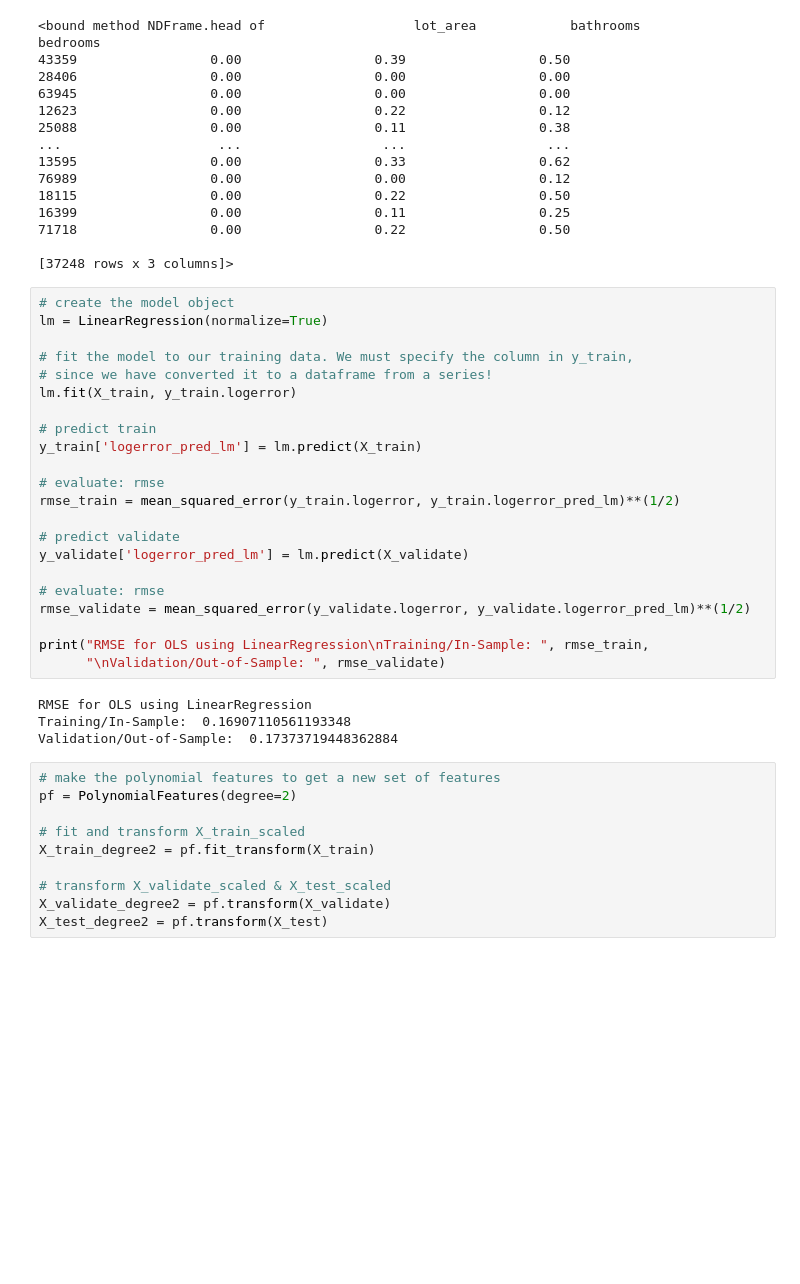
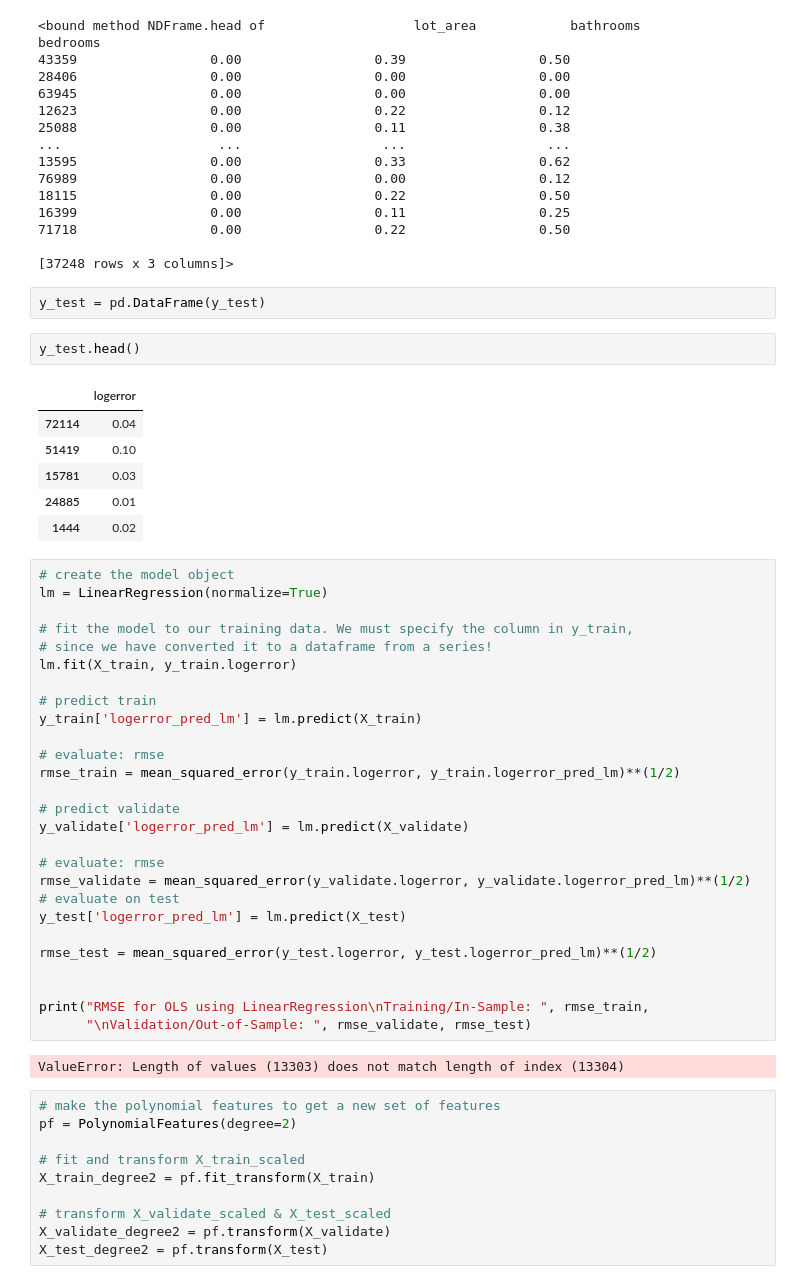
Before and after one commit to SLawsonWoods/clustering_zillow, a Jupyter notebook: drafting_notebook.ipynb, the cells around one changed output. Cells and saved outputs as stored; diff of their text form; blank space fills up the shorter version.

```diff
--- a/drafting_notebook.ipynb
+++ b/drafting_notebook.ipynb
@@ -1172,6 +1169,17 @@ X_train.head
 71718                 0.00                 0.22                 0.50
 
 [37248 rows x 3 columns]>
+# %%
+y_test = pd.DataFrame(y_test)
+# %%
+y_test.head()
+# %% [output]
+|  | logerror |
+| 72114 | 0.04 |
+| 51419 | 0.10 |
+| 15781 | 0.03 |
+| 24885 | 0.01 |
+| 1444 | 0.02 |
 # %%
 # create the model object
 lm = LinearRegression(normalize=True)
@@ -1191,13 +1199,16 @@ y_validate['logerror_pred_lm'] = lm.predict(X_validate)
 
 # evaluate: rmse
 rmse_validate = mean_squared_error(y_validate.logerror, y_validate.logerror_pred_lm)**(1/2)
+# evaluate on test
+y_test['logerror_pred_lm'] = lm.predict(X_test)
+
+rmse_test = mean_squared_error(y_test.logerror, y_test.logerror_pred_lm)**(1/2)
+
 
 print("RMSE for OLS using LinearRegression\nTraining/In-Sample: ", rmse_train,
-      "\nValidation/Out-of-Sample: ", rmse_validate)
+      "\nValidation/Out-of-Sample: ", rmse_validate, rmse_test)
 # %% [output]
-RMSE for OLS using LinearRegression
-Training/In-Sample:  0.16907110561193348
-Validation/Out-of-Sample:  0.17373719448362884
+ValueError: Length of values (13303) does not match length of index (13304)
 # %%
 # make the polynomial features to get a new set of features
 pf = PolynomialFeatures(degree=2)
```
Also changed, not shown: parts of 9 cells of this notebook, 1 other file.
